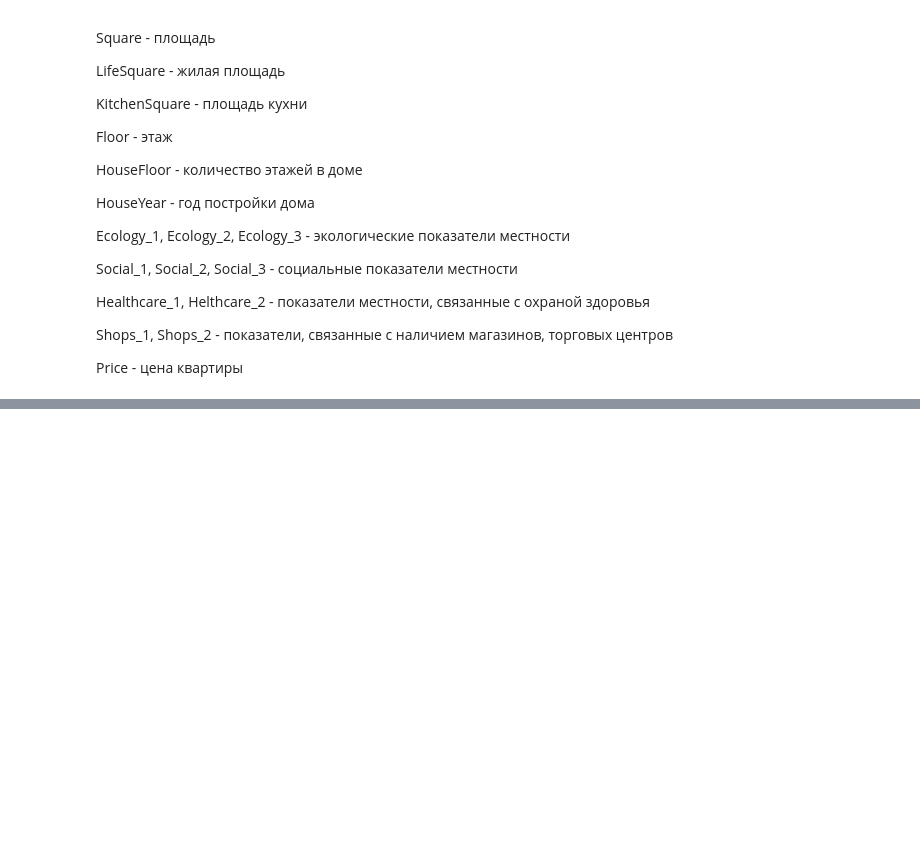
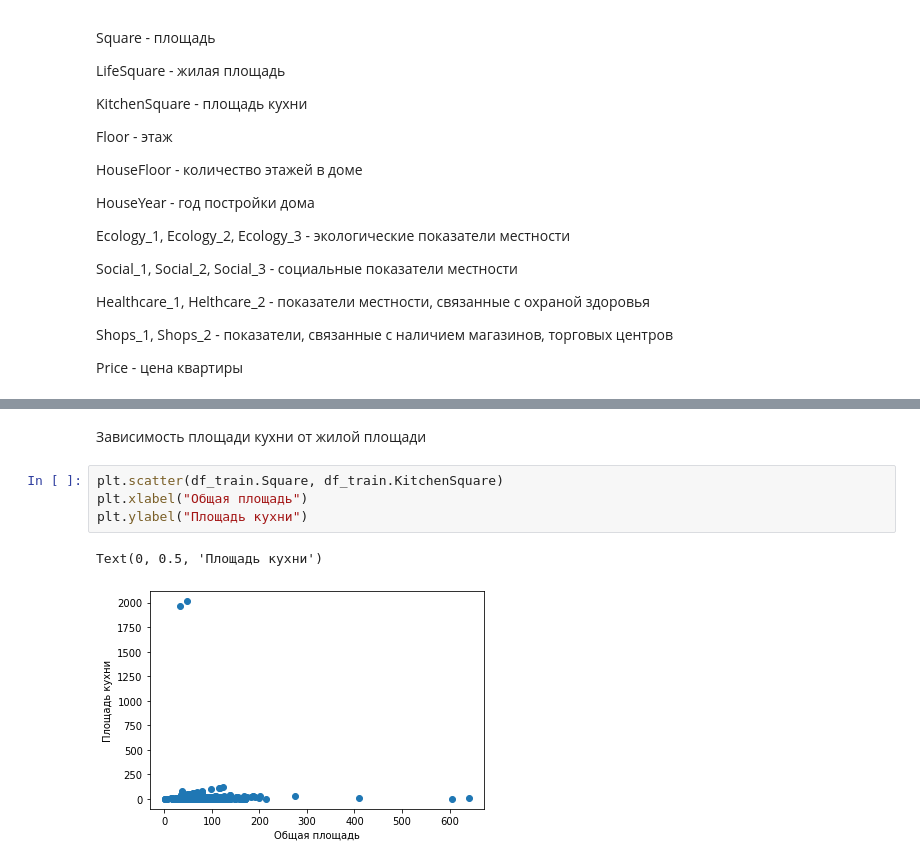
Before and after one commit to pa-ershov/lib_num, a Jupyter notebook: RealEstatePricePrediction/index.ipynb, the cells around one changed output, grey strips where cells are left out. Drawn from its saved outputs; the diff is of its cells as text; blank space fills up the shorter version.

```diff
--- a/RealEstatePricePrediction/index.ipynb
+++ b/RealEstatePricePrediction/index.ipynb
@@ -60,0 +194,9 @@ df.shape
+# %% [markdown]
+Зависимость площади кухни от жилой площади
+# %%
+plt.scatter(df_train.Square, df_train.KitchenSquare)
+plt.xlabel("Общая площадь")
+plt.ylabel("Площадь кухни")
+# %% [output]
+Text(0, 0.5, 'Площадь кухни')
+[figure, added]
```
Also changed, not shown: parts of 44 cells of this notebook.
